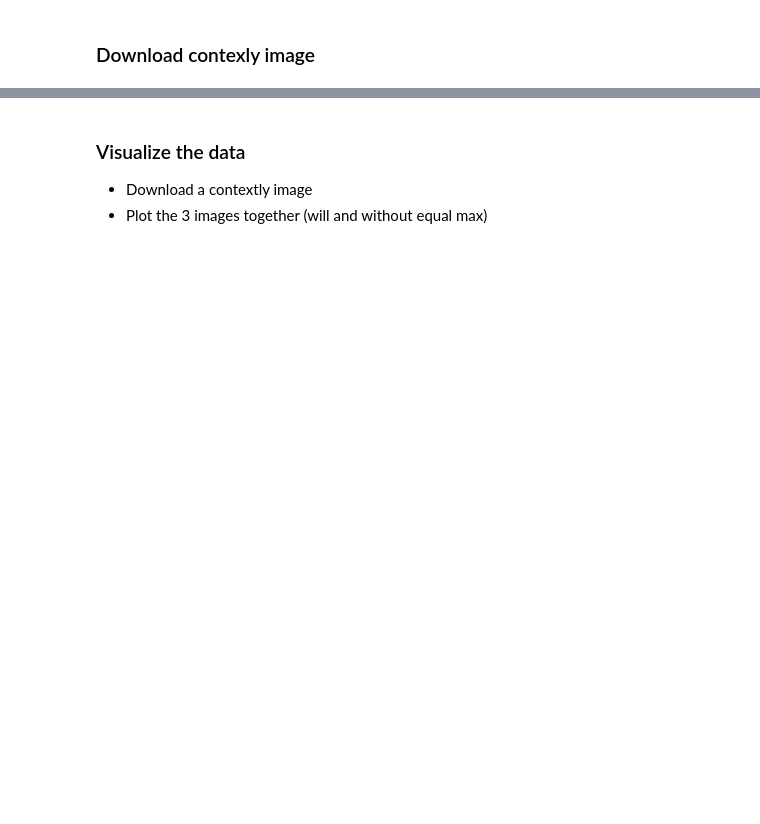
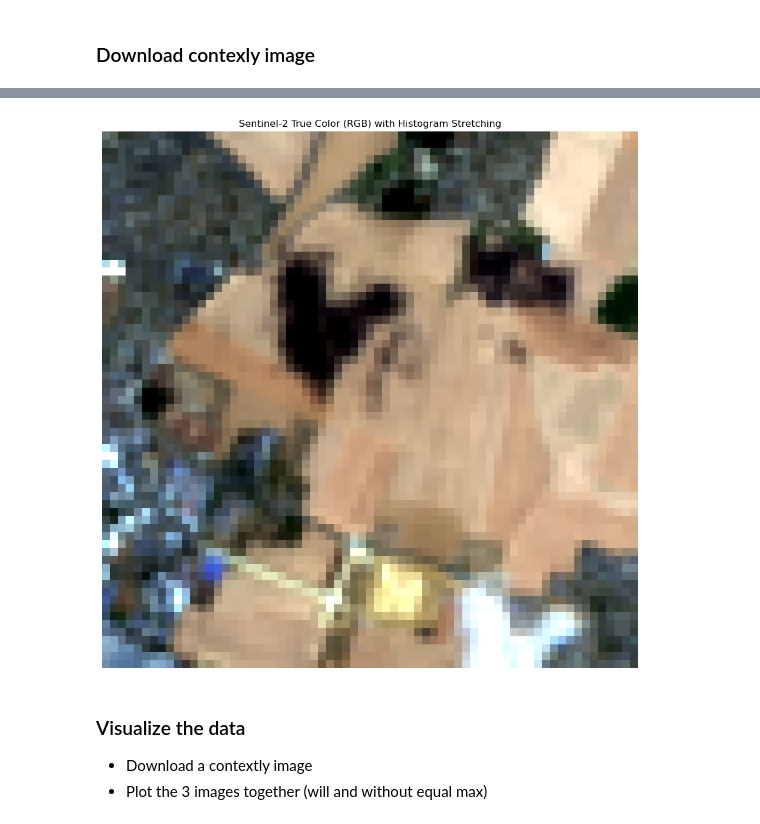
Before and after one commit to rhedouin/DSM, a Jupyter notebook: Notebooks/download_Lidar_Copernicus_data.ipynb, the cells around one changed output, grey strips where cells are left out. Saved outputs shown, nothing was run; the diff lists cells and outputs as text; code cells hidden in the pictures; blank space fills up the shorter version.

```diff
--- a/Notebooks/download_Lidar_Copernicus_data.ipynb
+++ b/Notebooks/download_Lidar_Copernicus_data.ipynb
@@ -1120,3 +1145,61 @@ cx_image = download_contextly_image(bbox_wgs84)
+# %%
+import rasterio
+import numpy as np
+import matplotlib.pyplot as plt
+import os
+
+# folder = "/home/renauld/DSM/data_test_5/Caen/S2_original/2020-08-04/S2A_MSIL2A_20200804T110631_N0500_R137_T30UXV_20230316T164108.SAFE/GRANULE/L2A_T30UXV_A026732_20200804T111447/IMG_DATA/R20m/"
+
+# bands_files = {
+# "R": "T30UXV_20200804T110631_B04_20m.jp2",
+# "G": "T30UXV_20200804T110631_B03_20m.jp2",
+# "B": "T30UXV_20200804T110631_B02_20m.jp2"
+# }
+
+folder = "/home/renauld/DSM/data_test_5/Caen/X-460000.5_X+461999.5_Y-6904000.25_Y+6905999.75/S2_bands"
+
+bands_files = {
+"R": "B04_10m.tif",
+"G": "B03_10m.tif",
+"B": "B02_10m.tif"
+}
+
+bands = []
+for color in ["R","G","B"]:
+    with rasterio.open(os.path.join(folder, bands_files[color])) as src:
+        band = src.read(1).astype(float)
+        # clip extreme values for better visualization
+        band = np.clip(band, 0, 10000)
+        bands.append(band)
+
+        if color == "R":
+            meta = src.meta.copy()
+
+rgb = np.stack(bands, axis=-1)
+
+rgb_stretched = np.stack([stretch(rgb[:,:,i]) for i in range(3)], axis=-1)
+
+plt.figure(figsize=(12,12))
+plt.imshow(rgb_stretched)
+plt.axis('off')
+plt.title("Sentinel-2 True Color (RGB) with Histogram Stretching")
+plt.show()
+
+# Save RBG image
+rgb_uint8 = (rgb_stretched * 255).astype(np.uint8)
+meta.update({
+    "count": 3,
+    "dtype": "uint8",
+    "nodata": 0
+})
+
+rgb_path = os.path.join(folder, "RBG_30m.tif")
+
+with rasterio.open(rgb_path, "w", **meta) as dst:
+    for i in range(3):
+        dst.write(rgb_uint8[:,:,i], i+1)
+# %% [output]
+[figure, added]
 # %% [markdown]
 ### Visualize the data
 * Download a contextly image
```
Also changed, not shown: parts of 47 cells of this notebook.
